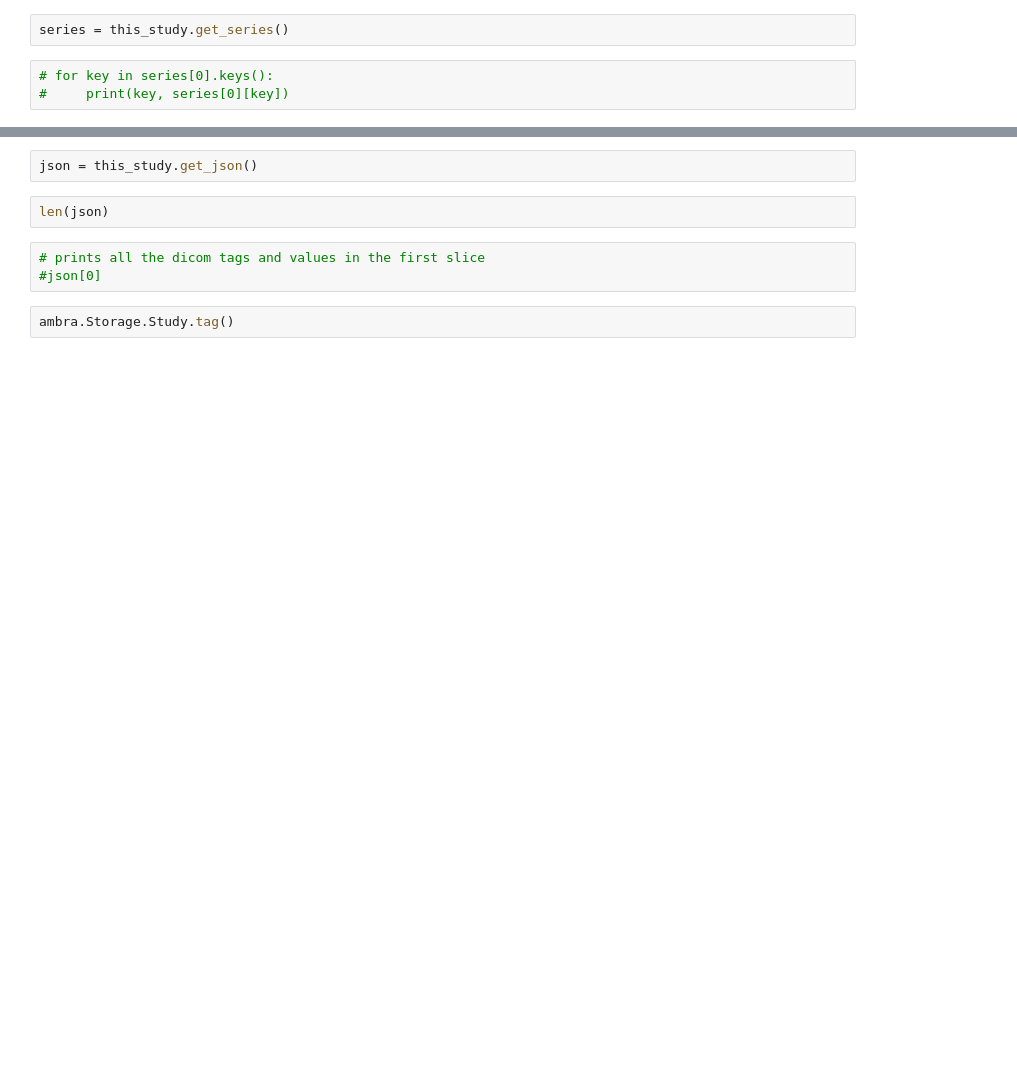
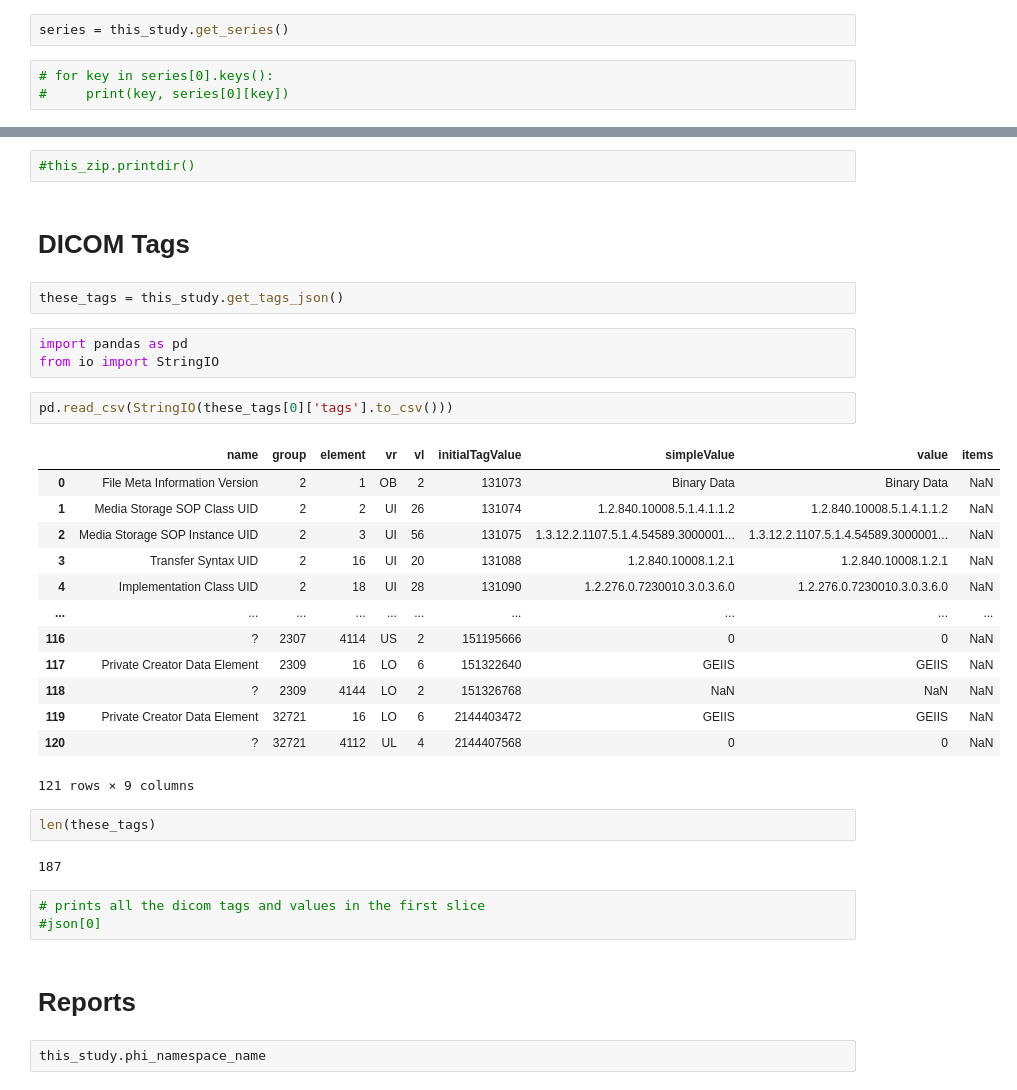
Before and after one commit to maloneytc/AMBRA_Backups, a Jupyter notebook: testing/Untitled.ipynb, the cells around one changed output, grey strips where cells are left out. Cells and saved outputs as stored; diff of their text form; blank space fills up the shorter version.

```diff
--- a/testing/Untitled.ipynb
+++ b/testing/Untitled.ipynb
@@ -137,9 +235,36 @@ SER00009/IMG00124.dcm                          2020-11-19 09:06:54       541468
-# %%
-json = this_study.get_json()
+# %%
+#this_zip.printdir()
+# %% [markdown]
+# DICOM Tags
+# %%
+these_tags = this_study.get_tags_json()
+# %%
+import pandas as pd
+from io import StringIO
+# %%
+pd.read_csv(StringIO(these_tags[0]['tags'].to_csv()))
+# %% [output]
+|  | name | group | element | vr | vl | initialTagValue | simpleValue | value | items |
+| 0 | File Meta Information Version | 2 | 1 | OB | 2 | 131073 | Binary Data | Binary Data | NaN |
+| 1 | Media Storage SOP Class UID | 2 | 2 | UI | 26 | 131074 | 1.2.840.10008.5.1.4.1.1.2 | 1.2.840.10008.5.1.4.1.1.2 | NaN |
+| 2 | Media Storage SOP Instance UID | 2 | 3 | UI | 56 | 131075 | 1.3.12.2.1107.5.1.4.54589.3000001... | 1.3.12.2.1107.5.1.4.54589.3000001... | NaN |
+| 3 | Transfer Syntax UID | 2 | 16 | UI | 20 | 131088 | 1.2.840.10008.1.2.1 | 1.2.840.10008.1.2.1 | NaN |
+| 4 | Implementation Class UID | 2 | 18 | UI | 28 | 131090 | 1.2.276.0.7230010.3.0.3.6.0 | 1.2.276.0.7230010.3.0.3.6.0 | NaN |
+| ... | ... | ... | ... | ... | ... | ... | ... | ... | ... |
+| 116 | ? | 2307 | 4114 | US | 2 | 151195666 | 0 | 0 | NaN |
+| 117 | Private Creator Data Element | 2309 | 16 | LO | 6 | 151322640 | GEIIS | GEIIS | NaN |
+| 118 | ? | 2309 | 4144 | LO | 2 | 151326768 | NaN | NaN | NaN |
+| 119 | Private Creator Data Element | 32721 | 16 | LO | 6 | 2144403472 | GEIIS | GEIIS | NaN |
+| 120 | ? | 32721 | 4112 | UL | 4 | 2144407568 | 0 | 0 | NaN |
+121 rows × 9 columns
 # %%
-len(json)
+len(these_tags)
+# %% [output]
+187
 # %%
 # prints all the dicom tags and values in the first slice
 #json[0]
-# %%
-ambra.Storage.Study.tag()
+# %% [markdown]
+# Reports
+# %%
+this_study.phi_namespace_name
```
Also changed, not shown: parts of 37 cells of this notebook, 2 other files.
